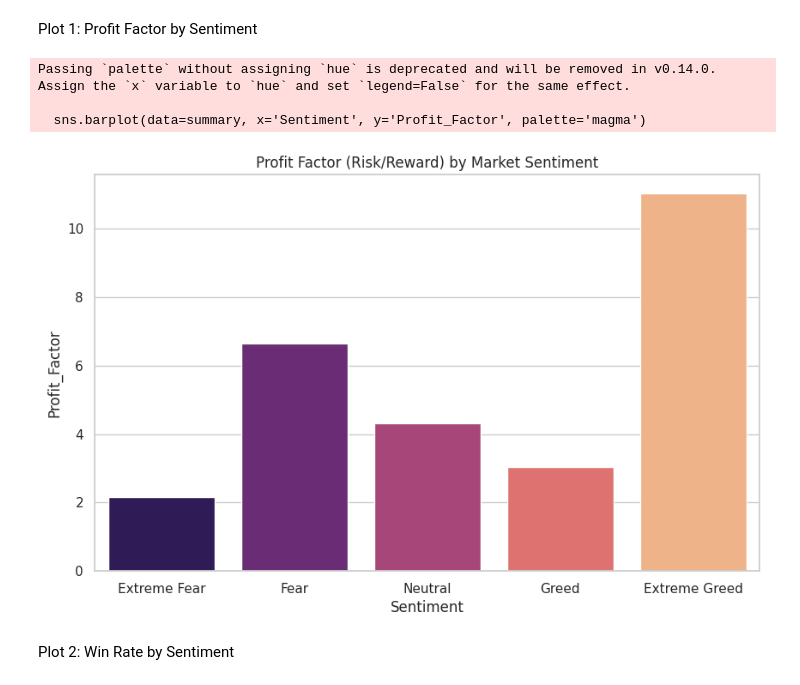
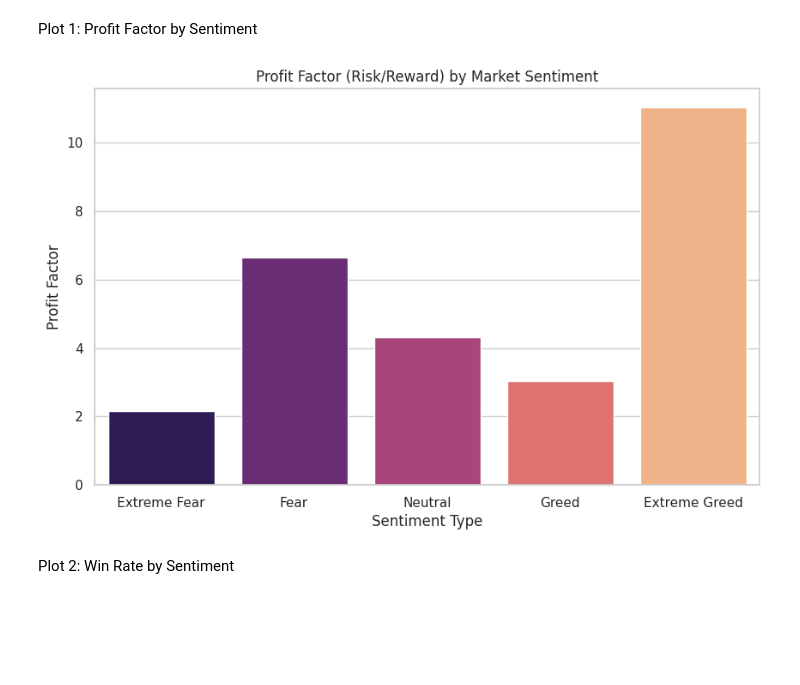
Before and after one commit to Sunnykumar-github/Primetrade.ai.Assignment, a Jupyter notebook: Data_Science.ipynb, the cells around one changed output. Drawn from its saved outputs; the diff is of its cells as text; code cells hidden in the pictures; blank space fills up the shorter version.

```diff
--- a/Data_Science.ipynb
+++ b/Data_Science.ipynb
@@ -101,10 +101,16 @@ summary.columns = ['Sentiment', 'Total_PnL', 'Mean_PnL', 'PnL_Volatility', 'Prof
 Win Rate calculation
 # %%
 win_rate = pnl_df.groupby('classification', observed=False).apply(
-    lambda x: (x['Closed PnL'] > 0).mean() * 100
+    lambda x: (x['Closed PnL'] > 0).mean() * 100,
+    include_groups=False
 ).reset_index(name='Win_Rate_Pct')
 
-summary = pd.merge(summary, win_rate, left_on='Sentiment', right_on='classification').drop('classification', axis=1)
+summary = pd.merge(
+    summary,
+    win_rate,
+    left_on='Sentiment',
+    right_on='classification'
+).drop('classification', axis=1)
 
 print("--- Sentiment Performance Summary ---")
 print(summary)
@@ -131,14 +137,21 @@ sns.set_theme(style="whitegrid")
 Plot 1: Profit Factor by Sentiment
 # %%
 plt.figure(figsize=(10, 6))
-sns.barplot(data=summary, x='Sentiment', y='Profit_Factor', palette='magma')
+sns.barplot(
+    data=summary,
+    x='Sentiment',
+    y='Profit_Factor',
+    hue='Sentiment',
+    palette='magma',
+    legend=False
+)
 plt.title('Profit Factor (Risk/Reward) by Market Sentiment')
-plt.savefig('/content/ds_Sunny_Kumar/outputs/profit_factor_by_sentiment.png')
+plt.xlabel('Sentiment Type')
+plt.ylabel('Profit Factor')
+plt.savefig('/content/ds_Sunny_Kumar/outputs/profit_factor_by_sentiment.png', bbox_inches='tight')
+plt.show()
 # %% [output]
-Passing `palette` without assigning `hue` is deprecated and will be removed in v0.14.0. Assign the `x` variable to `hue` and set `legend=False` for the same effect.
-
-  sns.barplot(data=summary, x='Sentiment', y='Profit_Factor', palette='magma')
-[figure, old version]
+[figure, new version]
 # %% [markdown]
 Plot 2: Win Rate by Sentiment
 # %%
```
Also changed, not shown: parts of 4 cells of this notebook.
